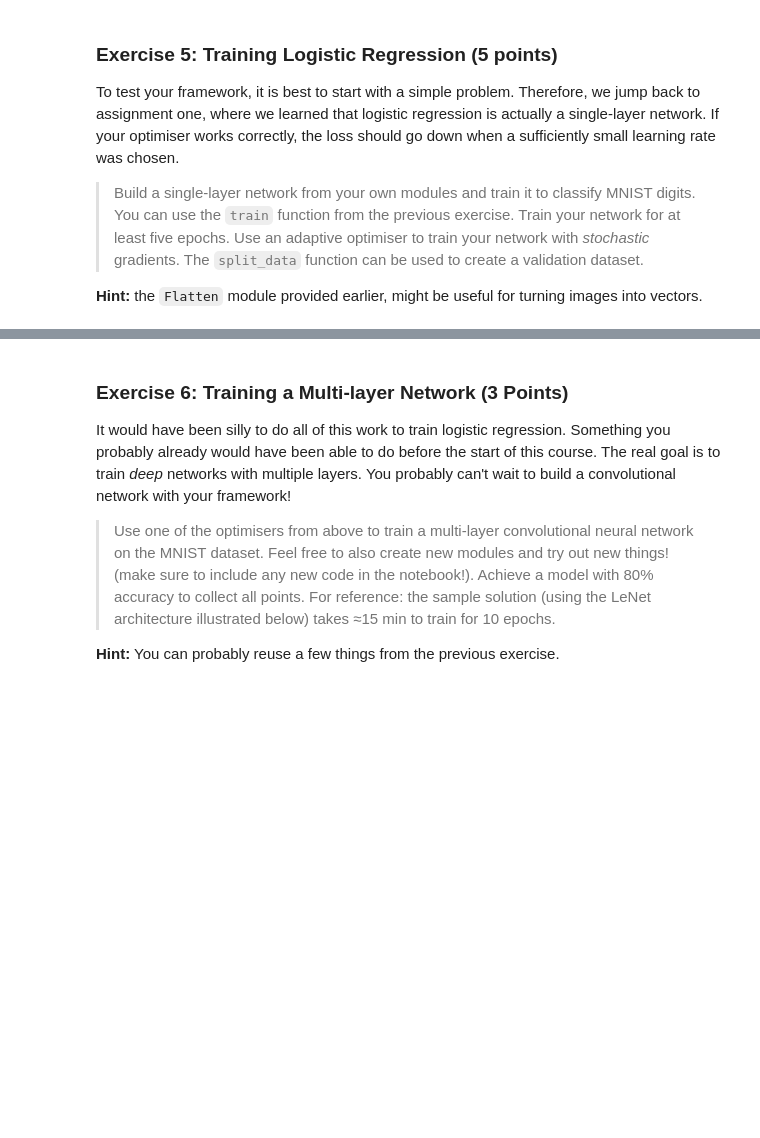
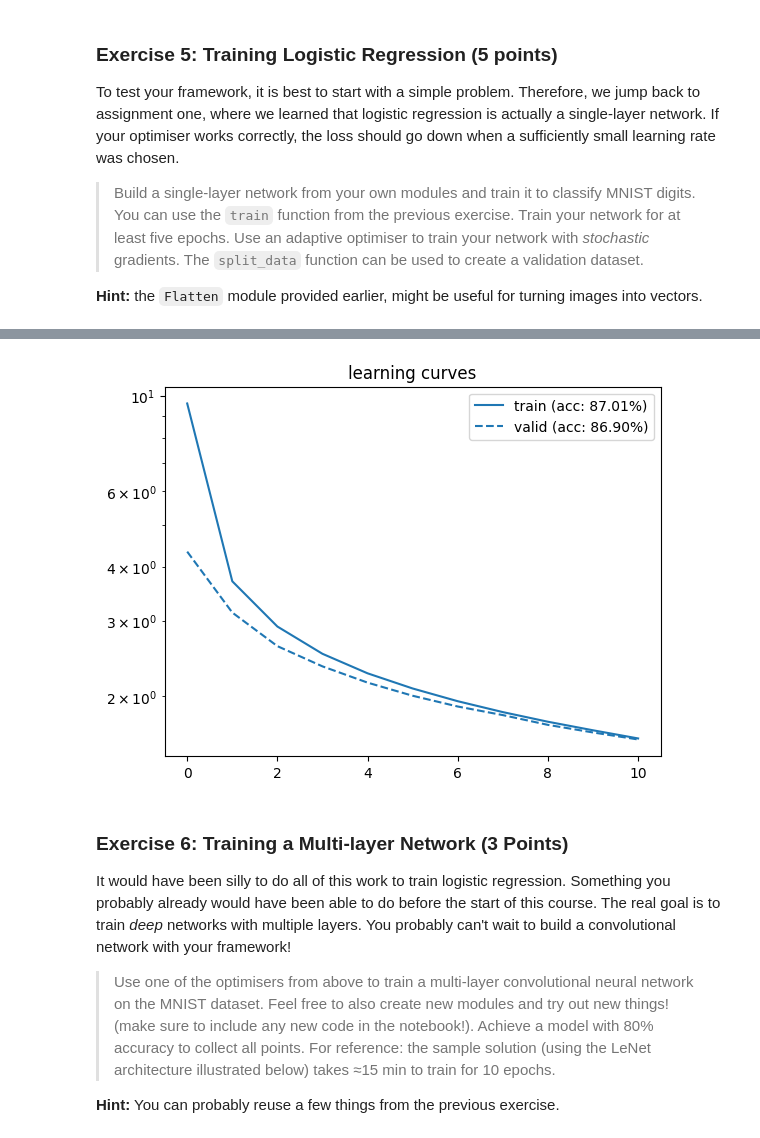
Before and after one commit to th3lias/DeepLearning1, a Jupyter notebook: 04/Assignment4.ipynb, the cells around one changed output, grey strips where cells are left out. Saved outputs shown, nothing was run; the diff lists cells and outputs as text; code cells hidden in the pictures; blank space fills up the shorter version.

```diff
--- a/04/Assignment4.ipynb
+++ b/04/Assignment4.ipynb
@@ -561,9 +643,16 @@ def update(network, loss, data_loader, optimiser):
     """
     network.train()
     loss.train()
-
-    # YOUR CODE HERE
-    raise NotImplementedError()
+    errors = []
+    for x, y in data_loader:
+        network.zero_grad()
+        logits = network(x)
+        loss_value = loss(logits, y)
+        errors.append(loss_value.item())
+        grad, _ = loss.backward(1.)
+        network.backward(grad)
+        optimiser.step()
+    return np.array(errors)
 # %%
 # Test Cell: do not edit or delete!
 data = np.linspace(-3, 3, 24).reshape(4, 6)
@@ -616,15 +705,15 @@ def train(train_loader, valid_loader, network, loss, optimiser, epochs=1):
     valid_errors : (epochs + 1, 1) ndarray
         Validation error for each epoch.
     """
-    # log performance before training (for reference)
-    train_errors = [evaluate(network, loss.eval(), train_loader)]
-    valid_errors = [evaluate(network, loss.eval(), valid_loader)]
-    # train for given number of epochs
-    for _ in range(epochs):
-        train_errors.append(update(network, loss, train_loader, optimiser))
-        valid_errors.append(evaluate(network, loss.eval(), valid_loader))
-
-    return np.stack(train_errors), np.stack(valid_errors)
+    train_errors = []
+    valid_errors = []
+    for epoch in range(epochs + 1):
+        train_error = update(network, loss, train_loader, optimiser)
+        train_errors.append(train_error)
+        valid_error = evaluate(network, loss, valid_loader)
+        valid_errors.append(valid_error.mean())
+        print(f"Epoch {epoch:2d}, train error: {train_error.mean():.4f}, valid error: {valid_error.mean():.4f}")
+    return np.array(train_errors), np.array(valid_errors)
 # %% [markdown]
 ### Exercise 5: Training Logistic Regression (5 points)
 
@@ -647,0 +731,9 @@ raise NotImplementedError()
+# %%
+data = x_train, y_train
+net = Sequential(Flatten(), Linear(32*32, 10))
+loss = LogitCrossEntropy()
+gd = GradientDescent(net.parameters(), lr=1e-2)
+train_data, valid_data = split_data(x_train, y_train, .8)
+train_loader = Dataloader(*train_data, batch_size=32, shuffle=True)
+valid_loader = Dataloader(*valid_data, batch_size=32, shuffle=False)
+train_errors, valid_errors = train(train_loader, valid_loader, net, loss, gd, epochs=10)
@@ -648,5 +752,7 @@ raise NotImplementedError()
 # %%
-plot_curves(net, train_err, valid_err);
+plot_curves(net, train_errors, valid_errors);
+# %% [output]
+[figure, added]
 # %% [markdown]
 ### Exercise 6: Training a Multi-layer Network (3 Points)
 
```
Also changed, not shown: parts of 14 cells of this notebook.
